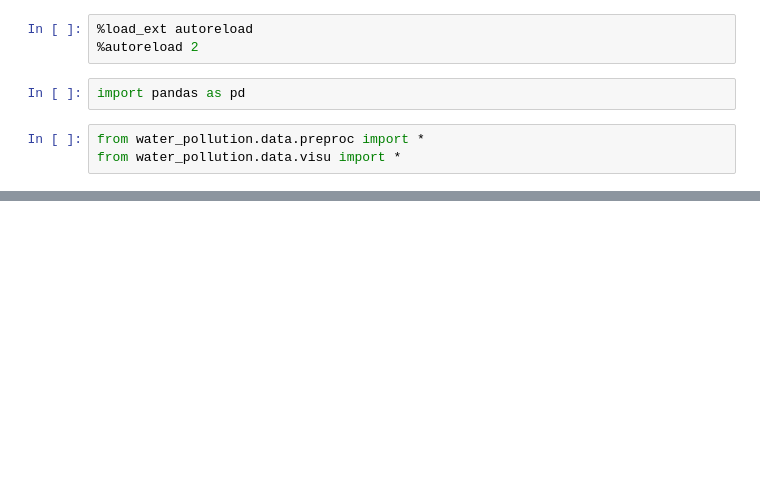
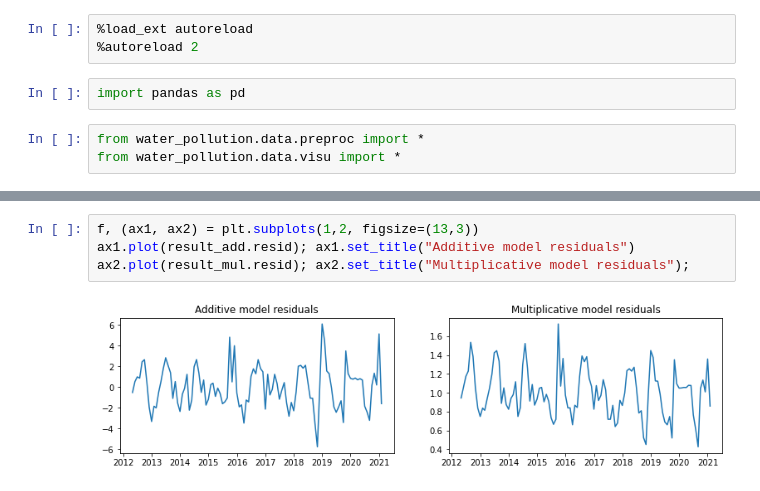
Before and after one commit to c-villalobos/water_pollution, a Jupyter notebook: notebooks/sebvey_jp/prepare_data_for_arima.ipynb, the cells around one changed output, grey strips where cells are left out. Drawn from its saved outputs; the diff is of its cells as text; blank space fills up the shorter version.

```diff
--- a/notebooks/sebvey_jp/prepare_data_for_arima.ipynb
+++ b/notebooks/sebvey_jp/prepare_data_for_arima.ipynb
@@ -28,0 +59,6 @@ plot_params(caluire_df)
+# %%
+f, (ax1, ax2) = plt.subplots(1,2, figsize=(13,3))
+ax1.plot(result_add.resid); ax1.set_title("Additive model residuals")
+ax2.plot(result_mul.resid); ax2.set_title("Multiplicative model residuals");
+# %% [output]
+[figure, added]
```
Also changed, not shown: parts of 25 cells of this notebook, 1 other file.
